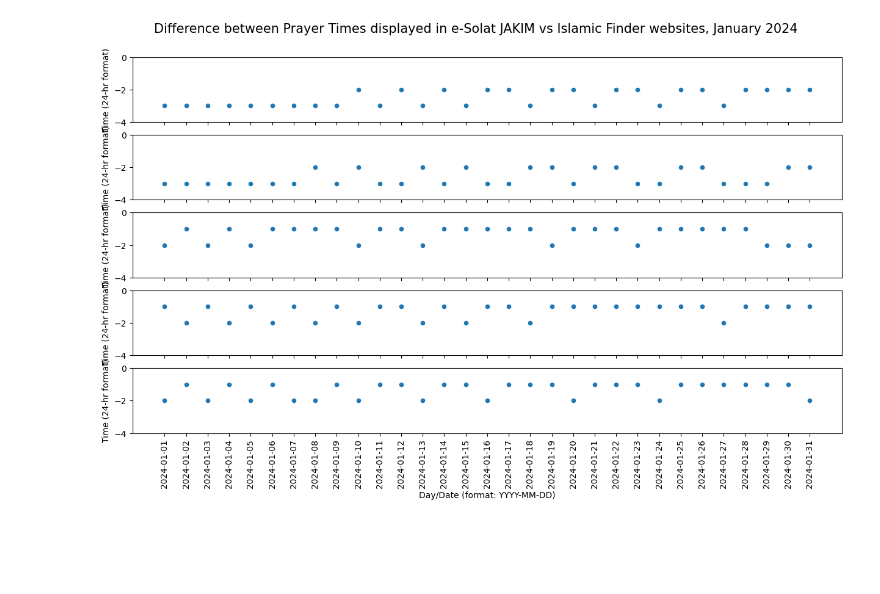
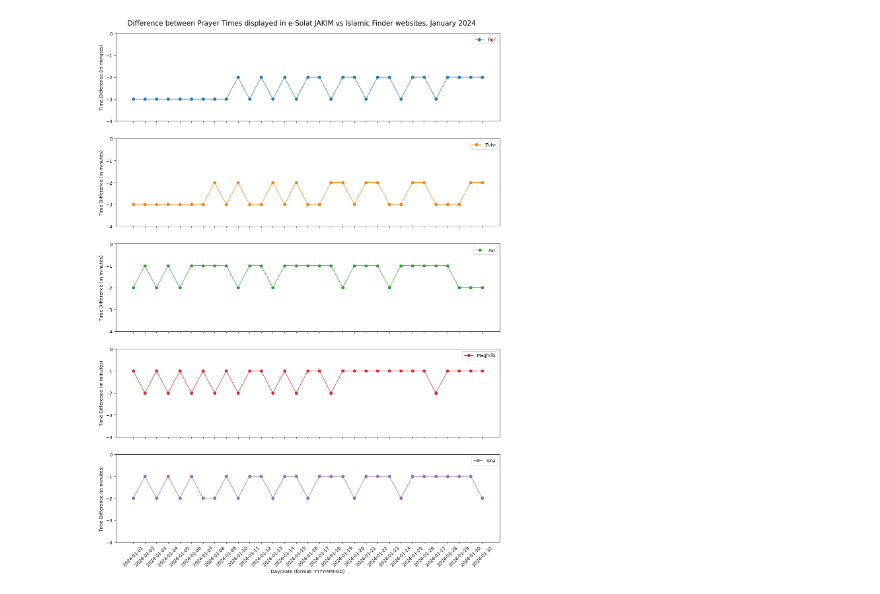
Before and after one commit to azamsuratem/predictprayertimes, a Jupyter notebook: python/objective 1/objective_1.ipynb, the cells around one changed output. Cells and saved outputs as stored; diff of their text form; code cells hidden in the pictures; blank space fills up the shorter version.

Commit message:
complete accuracy analysis for datase esolat jakim vs islamicfinder

```diff
--- a/python/objective 1/objective_1.ipynb
+++ b/python/objective 1/objective_1.ipynb
@@ -143,5 +101,5 @@ combined_df
 # %%
-def getColumnMinuteDiff(ref_col, calc_col):
+def getColumnMinuteDiff(ref_col = [], calc_col = []):
     col = []
 
     if (len(ref_col) == len(calc_col)):
@@ -149,9 +107,21 @@ def getColumnMinuteDiff(ref_col, calc_col):
             col.append(calc_col[i].minute - ref_col[i].minute)
 
     return col
+
+def getColumnTimeInTotalMins(col_df = []):
+    col = []
+
+    if (len(col_df) > 0):
+        for i in range(len(col_df)):
+            t = col_df[i]
+            col.append(t.hour * 60 + t.minute)
+
+    return col
 # %%
-combined_df["fajr_1_2"] = getColumnMinuteDiff(combined_df["fajr_1"], combined_df["fajr_2"])
-combined_df["zuhr_1_2"] = getColumnMinuteDiff(combined_df["zuhr_1"], combined_df["zuhr_2"])
-combined_df["asr_1_2"] = getColumnMinuteDiff(combined_df["asr_1"], combined_df["asr_2"])
-combined_df["maghrib_1_2"] = getColumnMinuteDiff(combined_df["maghrib_1"], combined_df["maghrib_2"])
-combined_df["isha_1_2"] = getColumnMinuteDiff(combined_df["isha_1"], combined_df["isha_2"])
+diff_df = pd.DataFrame([])
+diff_df["time_date"] = combined_df["time_date"]
+diff_df["fajr_1_2"] = getColumnMinuteDiff(combined_df["fajr_1"], combined_df["fajr_2"])
+diff_df["zuhr_1_2"] = getColumnMinuteDiff(combined_df["zuhr_1"], combined_df["zuhr_2"])
+diff_df["asr_1_2"] = getColumnMinuteDiff(combined_df["asr_1"], combined_df["asr_2"])
+diff_df["maghrib_1_2"] = getColumnMinuteDiff(combined_df["maghrib_1"], combined_df["maghrib_2"])
+diff_df["isha_1_2"] = getColumnMinuteDiff(combined_df["isha_1"], combined_df["isha_2"])
@@ -178,20 +148,21 @@ combined_df
 # %%
-f1, ax1 = plt.subplots(nrows=5, ncols=1, sharex=True, figsize=(15,8))
-plt.suptitle("Difference between Prayer Times displayed in e-Solat JAKIM vs Islamic Finder websites, January 2024", fontsize=15, y=0.95)
-xticks = pd.date_range(combined_df["time_date"][0], combined_df["time_date"][30]).to_pydatetime()
+f1, ax1 = plt.subplots(nrows=5, ncols=1, sharex=True, figsize=(15,20))
+plt.suptitle("Difference between Prayer Times displayed in e-Solat JAKIM vs Islamic Finder websites, January 2024", fontsize=15, y=0.9)
+xticks = pd.date_range(diff_df["time_date"][0], diff_df["time_date"][30]).to_pydatetime()
+yticks = np.arange(-4,1,1)
 
-combined_df.plot(x="time_date", y="fajr_1_2", kind="scatter", ax=ax1[0], color="C0")
-combined_df.plot(x="time_date", y="zuhr_1_2", kind="scatter", ax=ax1[1], color="C0")
-combined_df.plot(x="time_date", y="asr_1_2", kind="scatter", ax=ax1[2],  color="C0")
-combined_df.plot(x="time_date", y="maghrib_1_2", kind="scatter", ax=ax1[3], color="C0")
-combined_df.plot(x="time_date", y="isha_1_2", kind="scatter", ax=ax1[4], color="C0", xticks=xticks)
+diff_df.plot(label="Fajr", x="time_date", y="fajr_1_2", kind="line", linewidth=1, marker='o', ax=ax1[0], color="C0", yticks=yticks)
+diff_df.plot(label="Zuhr", x="time_date", y="zuhr_1_2", kind="line", linewidth=1, marker='o', ax=ax1[1], color="C1", yticks=yticks)
+diff_df.plot(label="Asr", x="time_date", y="asr_1_2", kind="line", linewidth=1, marker='o', ax=ax1[2],  color="C2", yticks=yticks)
+diff_df.plot(label="Maghrib", x="time_date", y="maghrib_1_2", kind="line", linewidth=1, marker='o', ax=ax1[3], color="C3", yticks=yticks)
+diff_df.plot(label="Isha", x="time_date", y="isha_1_2", kind="line", linewidth=1, marker='o', ax=ax1[4], color="C4", xticks=xticks, yticks=yticks)
 
 for j in range(5):
-    ax1[j].set_ylabel("Time (24-hr format)")
+    ax1[j].set_ylabel("Time Difference (in minutes)")
     ax1[j].set_ylim(-4,0)
 
 ax1[4].set_xlabel("Day/Date (format: YYYY-MM-DD)")
-plt.xticks(rotation=90)
+plt.xticks(rotation=45)
 plt.show()
 # %% [output]
-[figure, old version]
+[figure, new version]
```
Also changed, not shown: parts of 16 cells of this notebook.
